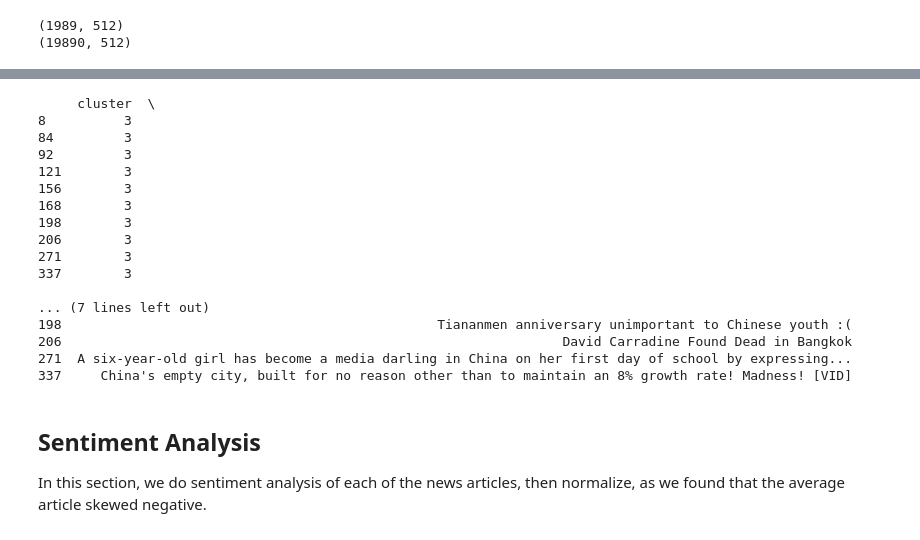
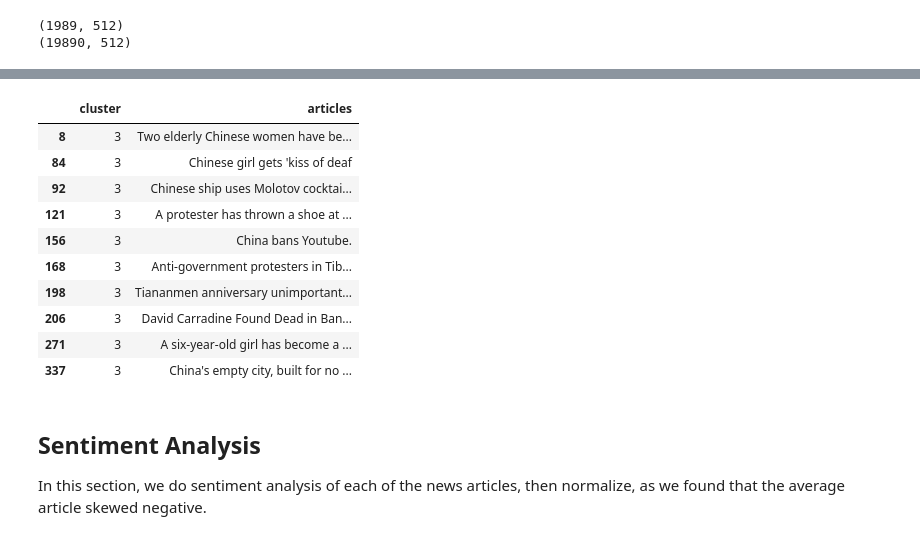
Before and after one commit to timothycobrien/mlproj, a Jupyter notebook: project.ipynb, the cells around one changed output, grey strips where cells are left out. Saved outputs shown, nothing was run; the diff lists cells and outputs as text; code cells hidden in the pictures.

```diff
--- a/project.ipynb
+++ b/project.ipynb
@@ -202,33 +200,22 @@ optimal_num_centroids = 10
 opti_model = getKMeansModel(allFeatures, optimal_num_centroids)
 # %%
 cluster_map = pd.DataFrame()
-pd.options.display.max_colwidth = 100
 cluster_map['cluster'] = opti_model.labels_
 cluster_map['articles'] = flat_news
 
-from IPython.core.interactiveshell import InteractiveShell
-
-InteractiveShell.ast_node_interactivity = "all"
-
-print(cluster_map[cluster_map.cluster == 3][:10])
+cluster_map[cluster_map.cluster == 3][:10]
 # %% [output]
-     cluster  \
-8          3
-84         3
-92         3
-121        3
-156        3
-168        3
-198        3
-206        3
-271        3
-337        3
-
-... (7 lines left out)
-198                                                Tiananmen anniversary unimportant to Chinese youth :(
-206                                                                David Carradine Found Dead in Bangkok
-271  A six-year-old girl has become a media darling in China on her first day of school by expressing...
-337     China's empty city, built for no reason other than to maintain an 8% growth rate! Madness! [VID]
+|  | cluster | articles |
+| 8 | 3 | Two elderly Chinese women have be... |
+| 84 | 3 | Chinese girl gets 'kiss of deaf |
+| 92 | 3 | Chinese ship uses Molotov cocktai... |
+| 121 | 3 | A protester has thrown a shoe at ... |
+| 156 | 3 | China bans Youtube. |
+| 168 | 3 | Anti-government protesters in Tib... |
+| 198 | 3 | Tiananmen anniversary unimportant... |
+| 206 | 3 | David Carradine Found Dead in Ban... |
+| 271 | 3 | A six-year-old girl has become a ... |
+| 337 | 3 | China's empty city, built for no ... |
 # %%
 # # Print out some of the clusters
 # predictions = predictCluster(opti_model, allFeatures[:100]),
```
Also changed, not shown: parts of 11 cells of this notebook.
